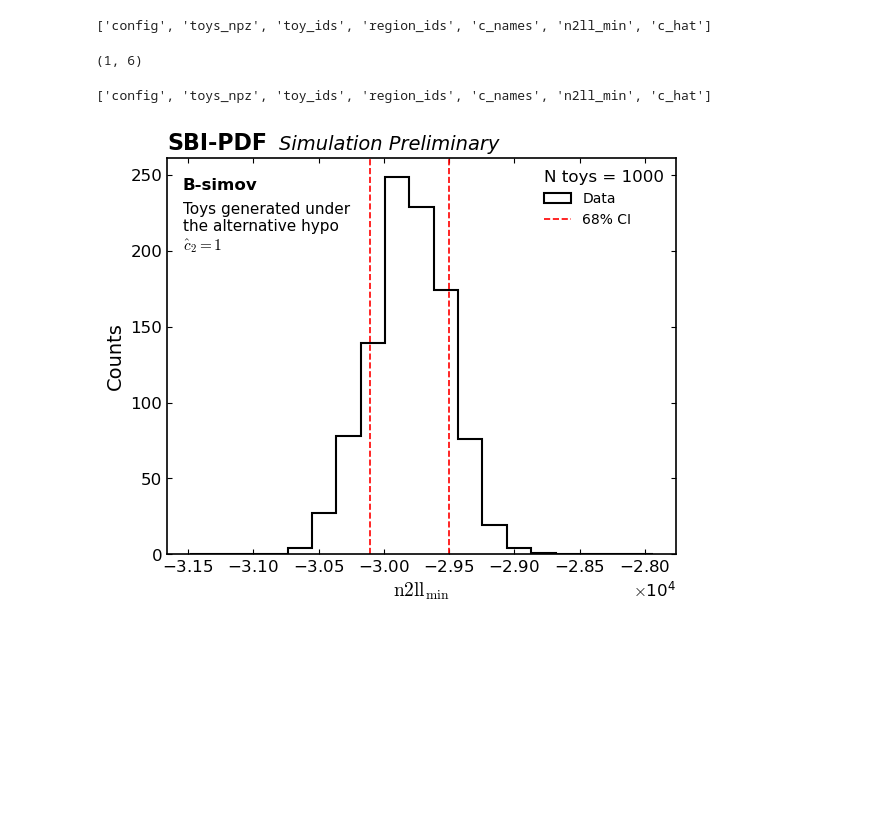
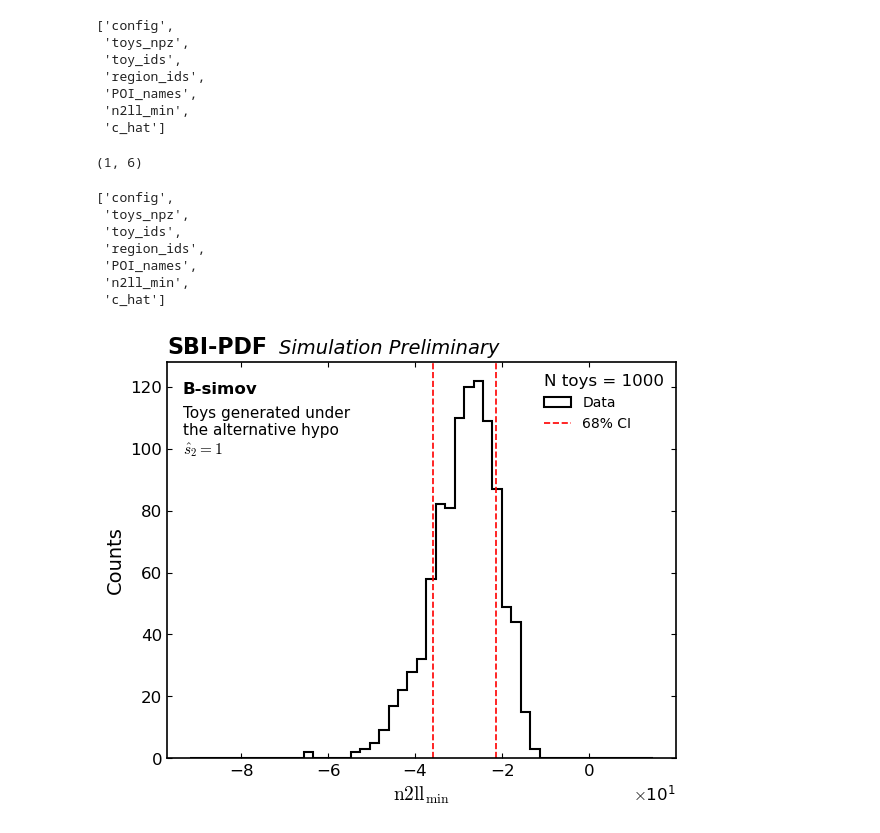
Before and after one commit to HephyAnalysisSW/GOLLUM, a Jupyter notebook: user/kaan/plot_globalfits.ipynb, the cells around one changed output. Saved outputs shown, nothing was run; the diff lists cells and outputs as text; code cells hidden in the pictures; blank space fills up the shorter version.

```diff
--- a/user/kaan/plot_globalfits.ipynb
+++ b/user/kaan/plot_globalfits.ipynb
@@ -4,4 +4,4 @@ import numpy as np
 import os
 import glob
 
-globalfits = glob.glob("/scratch-cbe/users/alikaan.gueven/SBIPDF/output/toys/globalfit/*.npz")
+globalfits = glob.glob("/scratch-cbe/users/alikaan.gueven/SBIPDF/output/toys/globalfit_shape_2_1.0_mode-poisson_N1000_scale1/*.npz")
@@ -9,7 +23,13 @@ globalfits = glob.glob("/scratch-cbe/users/alikaan.gueven/SBIPDF/output/toys/glo
 x = np.load(globalfits[0])
 x.files
 # %% [output]
-['config', 'toys_npz', 'toy_ids', 'region_ids', 'c_names', 'n2ll_min', 'c_hat']
+['config',
+ 'toys_npz',
+ 'toy_ids',
+ 'region_ids',
+ 'POI_names',
+ 'n2ll_min',
+ 'c_hat']
 # %%
 x['c_hat'].shape
 # %% [output]
@@ -17,7 +37,13 @@ x['c_hat'].shape
 # %%
 x.files
 # %% [output]
-['config', 'toys_npz', 'toy_ids', 'region_ids', 'c_names', 'n2ll_min', 'c_hat']
+['config',
+ 'toys_npz',
+ 'toy_ids',
+ 'region_ids',
+ 'POI_names',
+ 'n2ll_min',
+ 'c_hat']
 # %%
 c_hats = []
 n2ll_mins = []
@@ -57,7 +83,7 @@ diff = right - left
 # Histogram
 ax.hist(
     n2ll_mins[:, 0],
-    bins=np.linspace(left - diff/2, right + diff/2, 20),
+    bins=np.linspace(left - diff/2, right + diff/2, 50),
     histtype="step",
     linewidth=1.5,
     color="black",
@@ -84,7 +110,7 @@ ax.text(
 body_text = (
     "Toys generated under\n"
     "the alternative hypo\n"
-    r"$\hat{c}_{2} = 1$"
+    r"$\hat{s}_{2} = 1$"
 )
 
 ax.text(
@@ -107,34 +133,34 @@ ax.text(
 ax.text(
     0.22, 1.02, "Simulation Preliminary",
     transform=ax.transAxes,
     fontsize=14,
     style='italic',
     ha='left', va='baseline'
 )
 
 import matplotlib.ticker as mtick
 ax.xaxis.set_major_formatter(mtick.ScalarFormatter(useMathText=True))
 ax.ticklabel_format(axis='x', style='sci', scilimits=(0, 0))
 
 ax.set_xlabel(r"$\text{n2ll}_{{\min}}$")
 ax.set_ylabel("Counts")
 # ax.set_title(...) # Removed standard title
 
 # --- 3. Legend (Aligned Left with Title) ---
 ax.legend(
     title=f"N toys = {n_toys}",
     frameon=False,
     loc="upper right",
     alignment='left',
     title_fontproperties={'size': 12}
 )
 
 plt.tight_layout()
 plt.savefig('/users/alikaan.gueven/sbi-pdf/GOLLUM/user/kaan/figs/n2ll_min.pdf')
 plt.savefig('/users/alikaan.gueven/sbi-pdf/GOLLUM/user/kaan/figs/n2ll_min.png')
 plt.show()
 # %% [output]
-[figure, old version]
+[figure, new version]
 # %%
 import numpy as np
 import matplotlib.pyplot as plt
```
Also changed, not shown: parts of 3 cells of this notebook, 21 other files.
